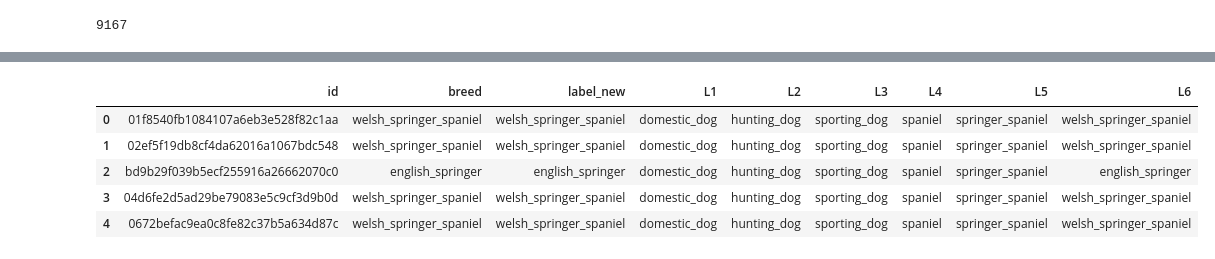
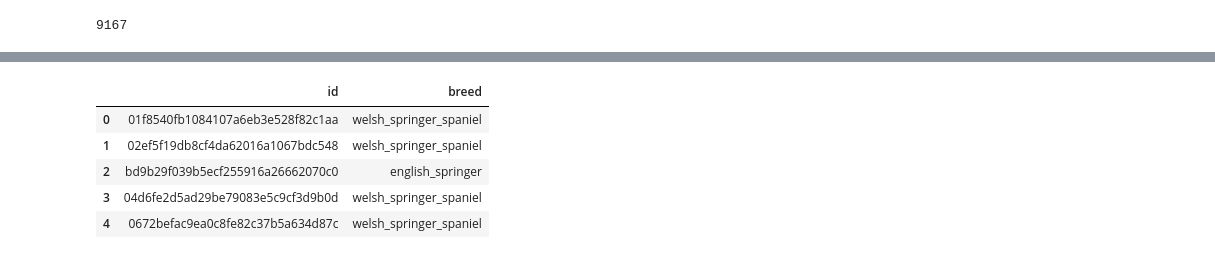
Before and after one commit to yuweitu/MultiLabel_Classification, a Jupyter notebook: Relabel.ipynb, the cells around one changed output, grey strips where cells are left out. Drawn from its saved outputs; the diff is of its cells as text; code cells hidden in the pictures.

Commit message:
remove extra columns for new dataset

```diff
--- a/Relabel.ipynb
+++ b/Relabel.ipynb
@@ -276,10 +301,10 @@ all_new.to_csv("new_labels.csv", encoding='utf-8',index=False)
 # %%
-test=pd.read_csv("new_labels.csv")
+test=pd.read_csv("new_labels_two_columns.csv")
 test.head()
 # %% [output]
-|  | id | breed | label_new | L1 | L2 | L3 | L4 | L5 | L6 |
-| 0 | 01f8540fb1084107a6eb3e528f82c1aa | welsh_springer_spaniel | welsh_springer_spaniel | domestic_dog | hunting_dog | sporting_dog | spaniel | springer_spaniel | welsh_springer_spaniel |
-| 1 | 02ef5f19db8cf4da62016a1067bdc548 | welsh_springer_spaniel | welsh_springer_spaniel | domestic_dog | hunting_dog | sporting_dog | spaniel | springer_spaniel | welsh_springer_spaniel |
-| 2 | bd9b29f039b5ecf255916a26662070c0 | english_springer | english_springer | domestic_dog | hunting_dog | sporting_dog | spaniel | springer_spaniel | english_springer |
-| 3 | 04d6fe2d5ad29be79083e5c9cf3d9b0d | welsh_springer_spaniel | welsh_springer_spaniel | domestic_dog | hunting_dog | sporting_dog | spaniel | springer_spaniel | welsh_springer_spaniel |
-| 4 | 0672befac9ea0c8fe82c37b5a634d87c | welsh_springer_spaniel | welsh_springer_spaniel | domestic_dog | hunting_dog | sporting_dog | spaniel | springer_spaniel | welsh_springer_spaniel |
+|  | id | breed |
+| 0 | 01f8540fb1084107a6eb3e528f82c1aa | welsh_springer_spaniel |
+| 1 | 02ef5f19db8cf4da62016a1067bdc548 | welsh_springer_spaniel |
+| 2 | bd9b29f039b5ecf255916a26662070c0 | english_springer |
+| 3 | 04d6fe2d5ad29be79083e5c9cf3d9b0d | welsh_springer_spaniel |
+| 4 | 0672befac9ea0c8fe82c37b5a634d87c | welsh_springer_spaniel |
```
Also changed, not shown: parts of 6 cells of this notebook.
